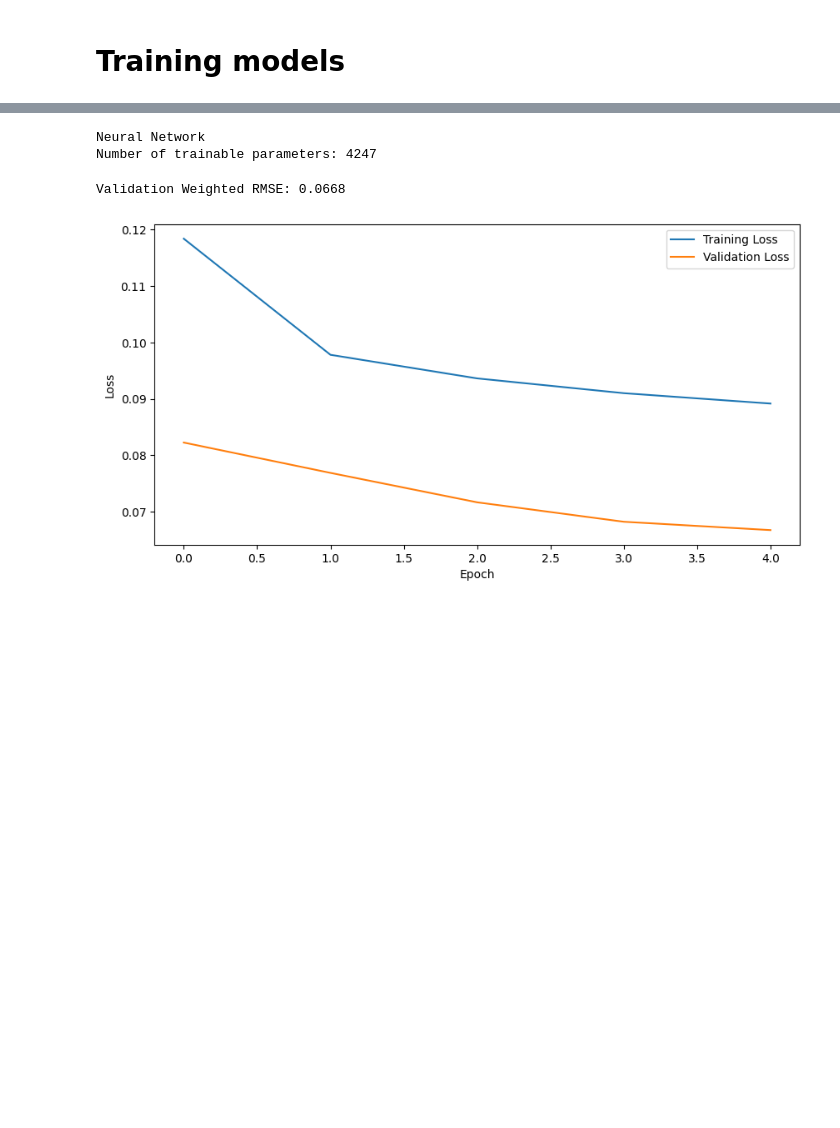
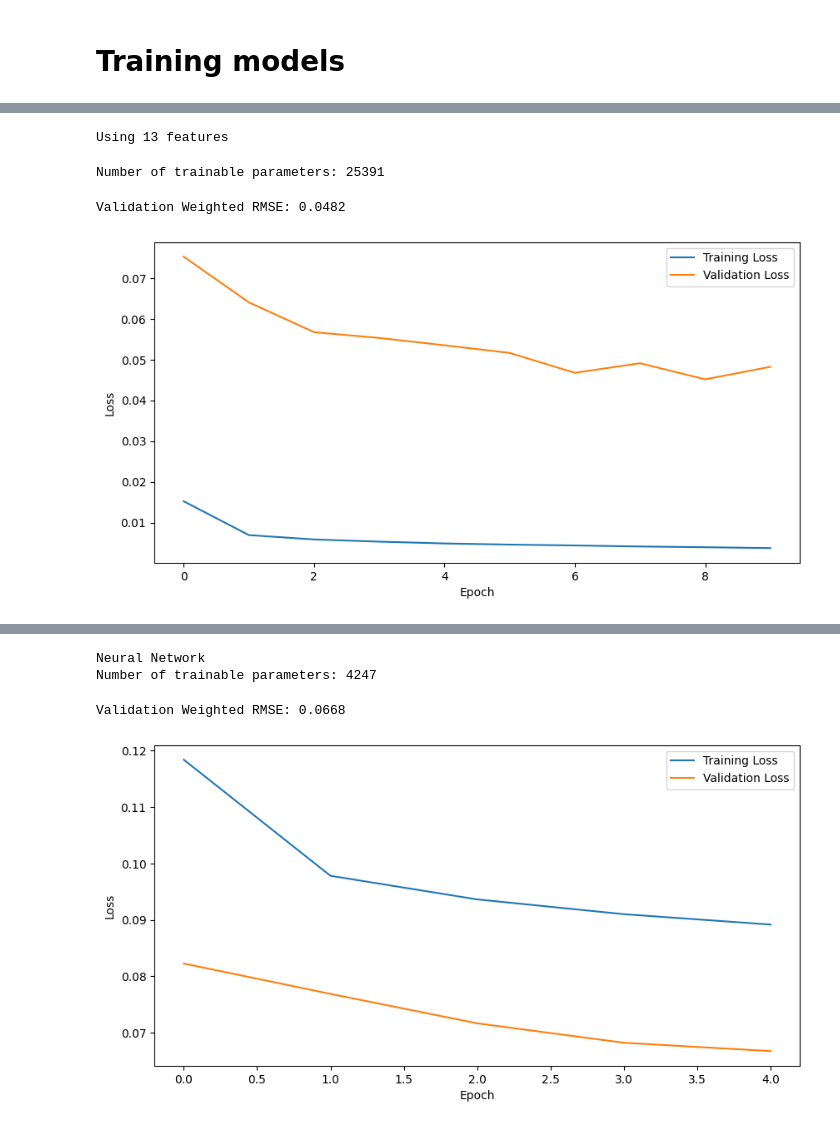
Before and after one commit to killian31/IdGas, a Jupyter notebook: train.ipynb, the cells around one changed output, grey strips where cells are left out. Cells and saved outputs as stored; diff of their text form; code cells hidden in the pictures; blank space fills up the shorter version.

```diff
--- a/train.ipynb
+++ b/train.ipynb
@@ -50,0 +173,31 @@ array([0.19836708, 0.03215168, 0.29480075, 0.29480075, 0.00160973,
+# %%
+write_submissions(nn_model_aug, test_x_path, "submissions_gated_nn_aug_v0.csv", apply_feat_eng=False, use_embed=False, embedder_model=None)
+# %% [output]
+Using 13 features
+# %%
+params = {
+    "model_class": "GasDetectionModel",
+    "model_params": {
+        "hidden_dim": 128,
+        "num_output": 23,
+        "bias": True,
+        "dropout_rate": 0.3,
+    },
+    "training_param": {
+        "n_epochs": 10,
+        "lr": 0.005,
+        "weight_decay": 1e-5,
+        "batch_size": 128,
+        "patience": 3,
+        "factor": 0.5,
+        "min_lr": 1e-6,
+        "loss": "MSELoss",
+    },
+}
+train=True
+if train:
+    nn_model_gas = run_nn_experiment(x_train, y_train, x_val, y_val, params=params, verbose=True, plot_losses=True)
+# %% [output]
+Number of trainable parameters: 25391
+Validation Weighted RMSE: 0.0482
+[figure, added]
```
Also changed, not shown: parts of 18 cells of this notebook, 7 other files.
